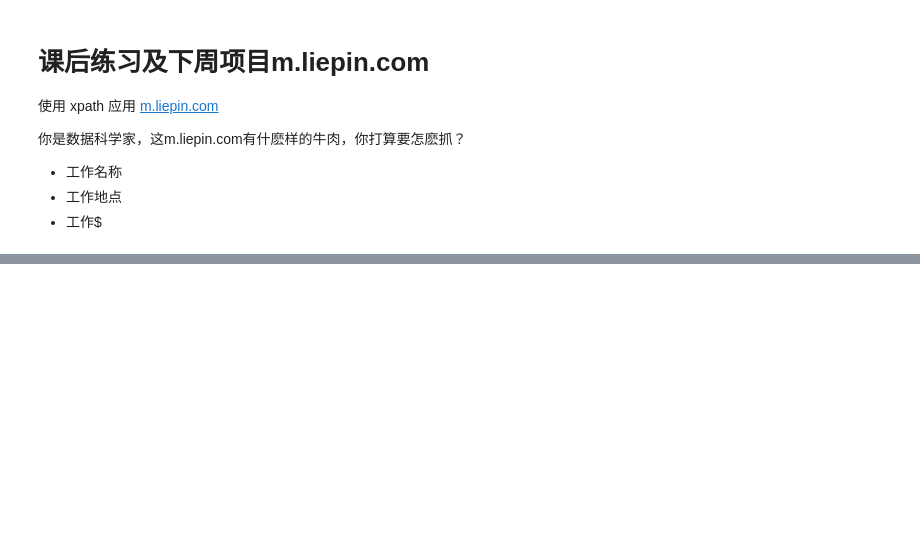
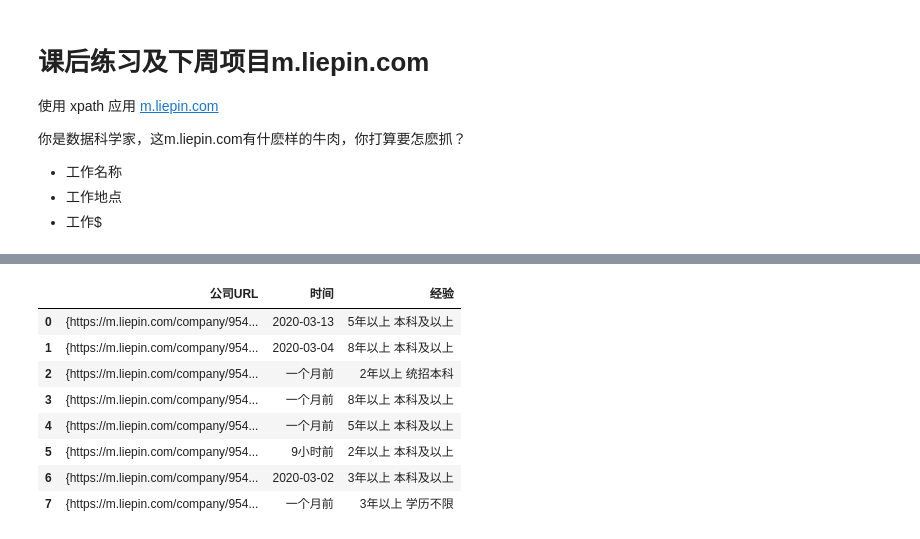
Before and after one commit to Autumnhui/Learn_PythonWebDM, a Jupyter notebook: Record of Learing/week02/20春_Web数据挖掘_week02_181013055.ipynb, the cells around one changed output, grey strips where cells are left out. Saved outputs shown, nothing was run; the diff lists cells and outputs as text; code cells hidden in the pictures; blank space fills up the shorter version.

```diff
--- a/Record of Learing/week02/20春_Web数据挖掘_week02_181013055.ipynb
+++ b/Record of Learing/week02/20春_Web数据挖掘_week02_181013055.ipynb
@@ -606,0 +580,60 @@ ValueError: arrays must all be same length
+# %%
+# C-5
+# 难: '公司URL', '时间', '经验'
+
+from requests_html import HTMLSession
+url = "https://m.liepin.com/zhaopin/?keyword=pandas"
+session = HTMLSession()
+import pandas as pd
+r = session.get( url )
+
+company_name=[]
+company_url=[]
+
+news = r.html.xpath('//dd[@class="right-info"]/ul/li[2]/a')
+# print(news)
+
+# 获取时间
+job_time= r.html.xpath('//dd[@class="right-info"]/ul/li[3]/time/text()')
+# 删去推广广告
+while '1分钟前' in job_time:
+    job_time.remove('1分钟前')
+# print(job_time)
+
+
+
+# 获得公司名称和公司URL
+for i in news:
+    company_name.append(new.text)  #
+    company_url.append(new.absolute_links)  # 获得工作链接
+# print(company_name)
+# print(company_url)
+
+
+# 获得经验
+job_exp_bad=r.html.xpath('//dd[@class="right-info"]/ul/li[3]/text()')
+
+# 删除"\n"
+job_exp = [x.strip() for x in job_exp_bad if x.strip() != '']
+
+# print(job_exp)
+
+数据C5 = pd.DataFrame({
+#         "公司名称":company_name,
+        "公司URL": company_url,
+        "时间": job_time,
+        "经验": job_exp,
+        })
+
+数据C5.to_excel("20春_Web数据挖掘_week02_liepin.xlsx", sheet_name="搜查结果")
+数据C5
+# %% [output]
+|  | 公司URL | 时间 | 经验 |
+| 0 | {https://m.liepin.com/company/954... | 2020-03-13 | 5年以上 本科及以上 |
+| 1 | {https://m.liepin.com/company/954... | 2020-03-04 | 8年以上 本科及以上 |
+| 2 | {https://m.liepin.com/company/954... | 一个月前 | 2年以上 统招本科 |
+| 3 | {https://m.liepin.com/company/954... | 一个月前 | 8年以上 本科及以上 |
+| 4 | {https://m.liepin.com/company/954... | 一个月前 | 5年以上 本科及以上 |
+| 5 | {https://m.liepin.com/company/954... | 9小时前 | 2年以上 本科及以上 |
+| 6 | {https://m.liepin.com/company/954... | 2020-03-02 | 3年以上 本科及以上 |
+| 7 | {https://m.liepin.com/company/954... | 一个月前 | 3年以上 学历不限 |
```
Also changed, not shown: parts of 15 cells of this notebook.
